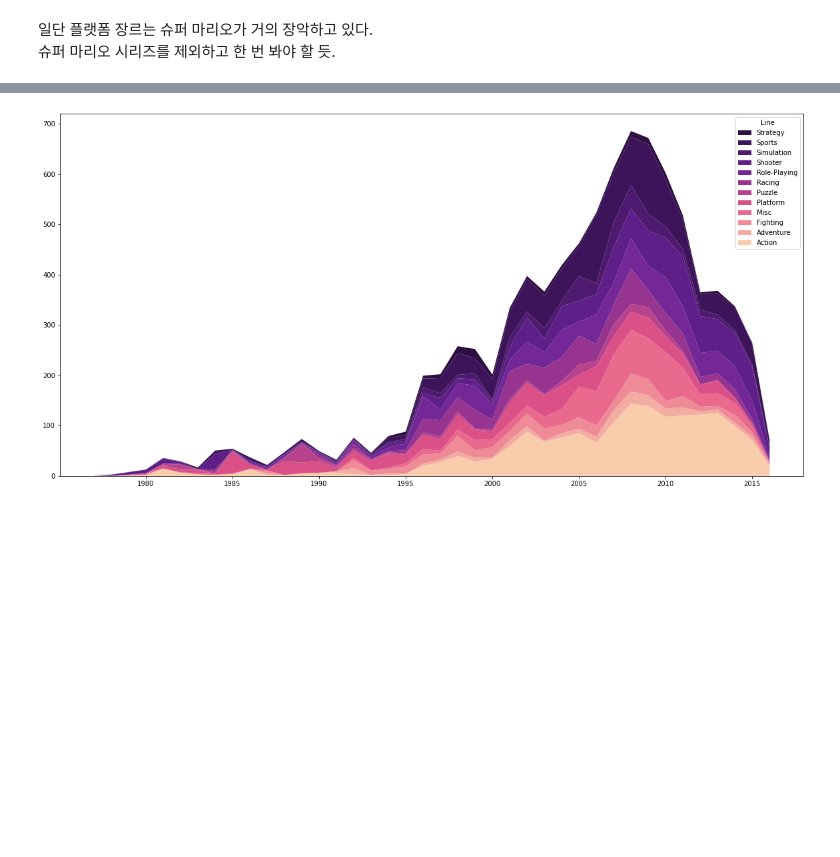
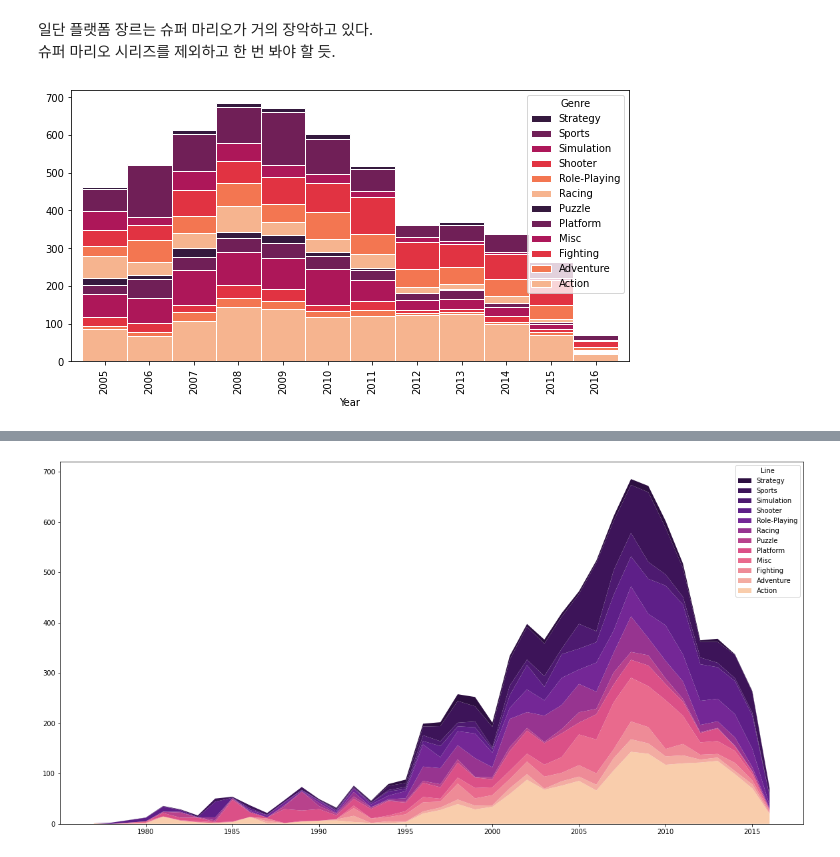
Before and after one commit to nan-park/section1_project, a Jupyter notebook: AI_section1_project.ipynb, the cells around one changed output, grey strips where cells are left out. Drawn from its saved outputs; the diff is of its cells as text; code cells hidden in the pictures; blank space fills up the shorter version.

```diff
--- a/AI_section1_project.ipynb
+++ b/AI_section1_project.ipynb
@@ -1307,3 +1307,10 @@ df_clean.query("Year<1995 and Genre=='Platform'").head(10)
 # %% [markdown]
 일단 플랫폼 장르는 슈퍼 마리오가 거의 장악하고 있다.<br>
 슈퍼 마리오 시리즈를 제외하고 한 번 봐야 할 듯.
+# %%
+# 2005년부터 최신 트렌드 살펴보기
+group_year_present = group_year.iloc[27:]
+group_year_present.plot.bar(stacked=True, figsize=(10, 5), color=sns.color_palette('rocket_r'), edgecolor='w', width=1, legend='reverse', title='')
+plt.show()
+# %% [output]
+[figure, added]
```
Also changed, not shown: parts of 10 cells of this notebook.
